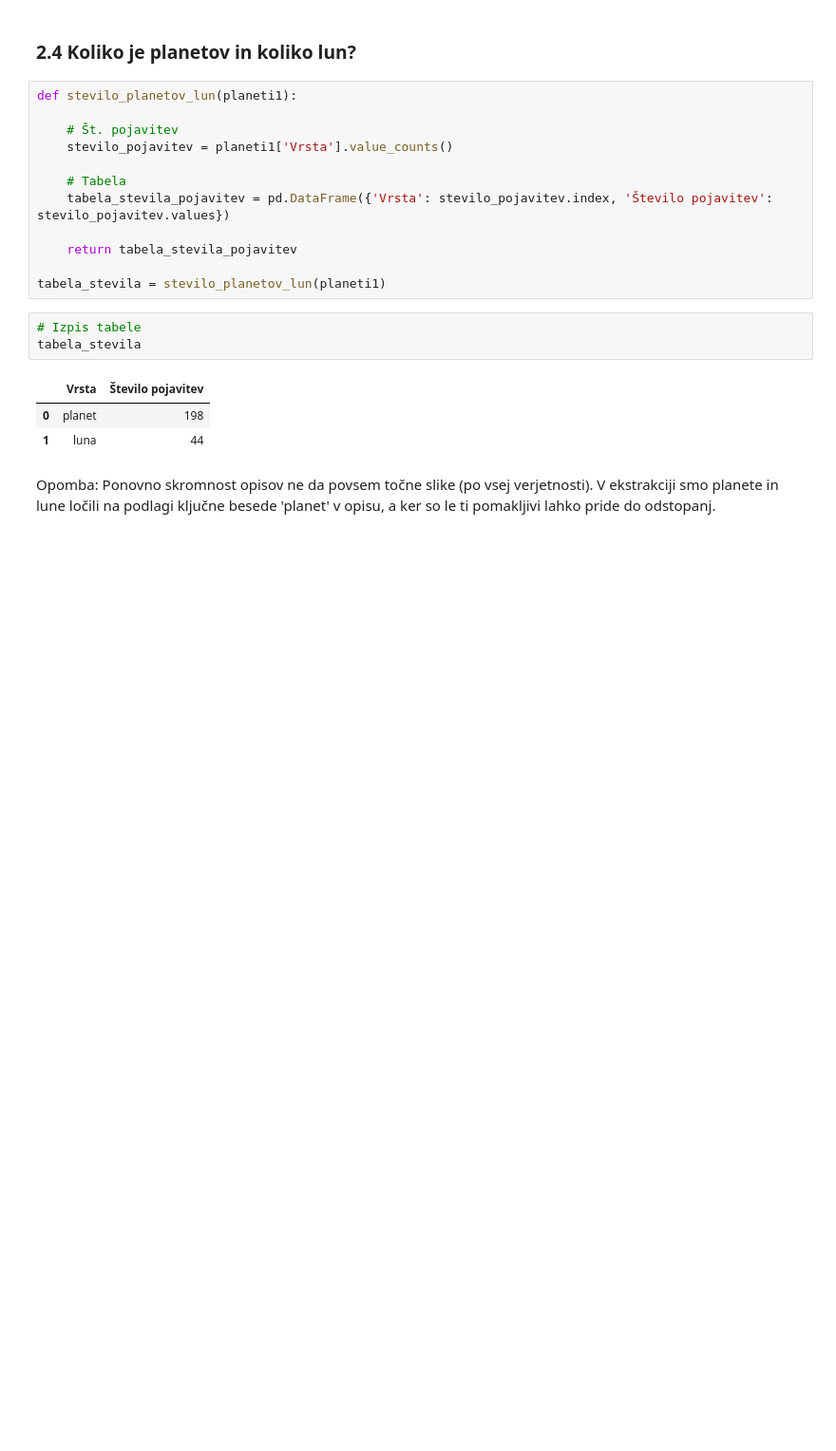
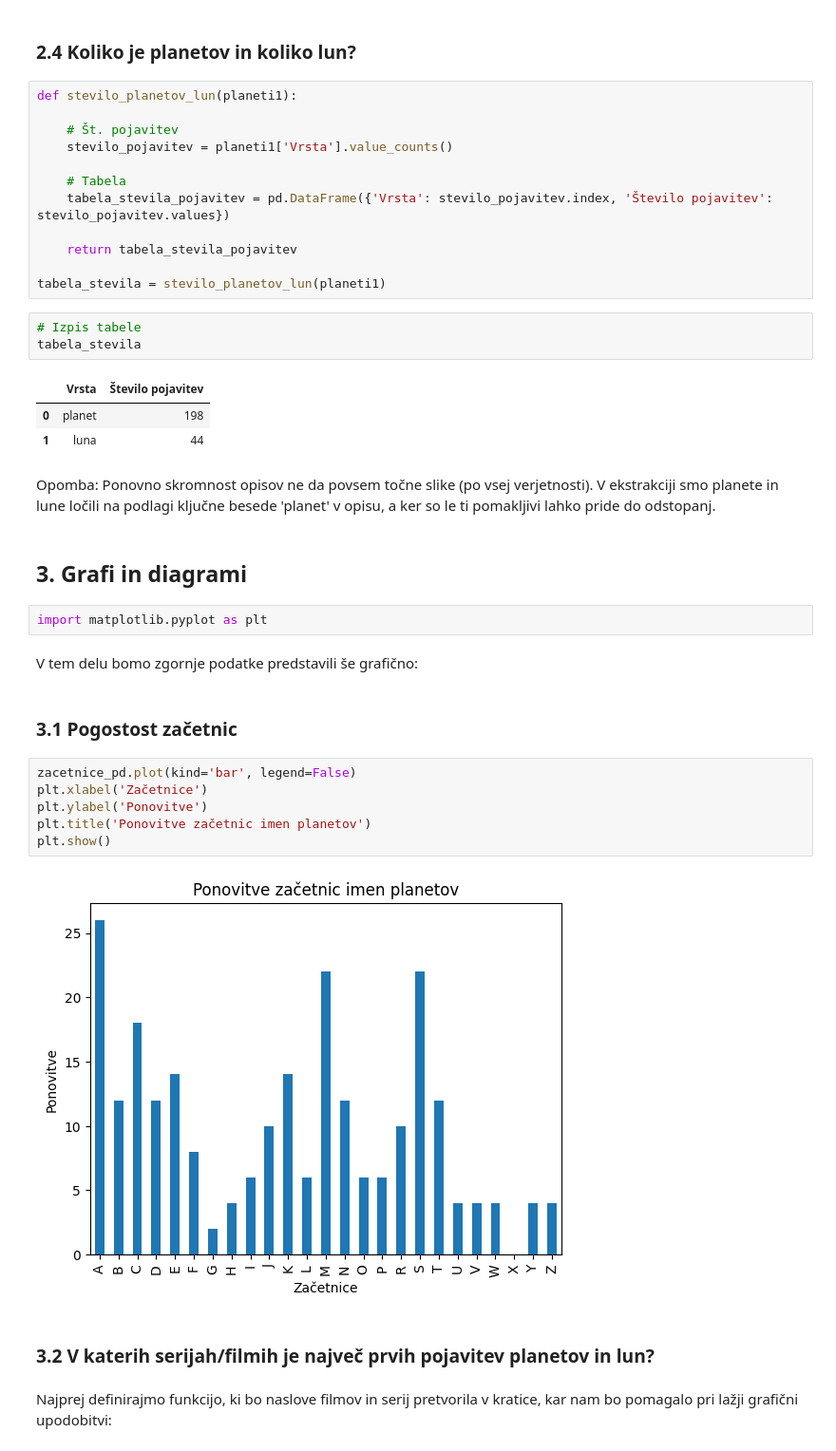
Before and after one commit to oskartezak/ProjektnaNaloga, a Jupyter notebook: Analiza1.ipynb, the cells around one changed output. Shown at 95% size. Saved outputs shown, nothing was run; the diff lists cells and outputs as text; blank space fills up the shorter version.

```diff
--- a/Analiza1.ipynb
+++ b/Analiza1.ipynb
@@ -224,3 +224,23 @@ tabela_stevila
 | 1 | luna | 44 |
 # %% [markdown]
 Opomba: Ponovno skromnost opisov ne da povsem točne slike (po vsej verjetnosti). V ekstrakciji smo planete in lune ločili na podlagi ključne besede 'planet' v opisu, a ker so le ti pomakljivi lahko pride do odstopanj.
+# %% [markdown]
+## 3. Grafi in diagrami
+# %%
+import matplotlib.pyplot as plt
+# %% [markdown]
+V tem delu bomo zgornje podatke predstavili še grafično:
+# %% [markdown]
+### 3.1 Pogostost začetnic
+# %%
+zacetnice_pd.plot(kind='bar', legend=False)
+plt.xlabel('Začetnice')
+plt.ylabel('Ponovitve')
+plt.title('Ponovitve začetnic imen planetov')
+plt.show()
+# %% [output]
+[figure, added]
+# %% [markdown]
+### 3.2 V katerih serijah/filmih je največ prvih pojavitev planetov in lun?
+# %% [markdown]
+Najprej definirajmo funkcijo, ki bo naslove filmov in serij pretvorila v kratice, kar nam bo pomagalo pri lažji grafični upodobitvi:
```
Also changed, not shown: parts of 9 cells of this notebook.
